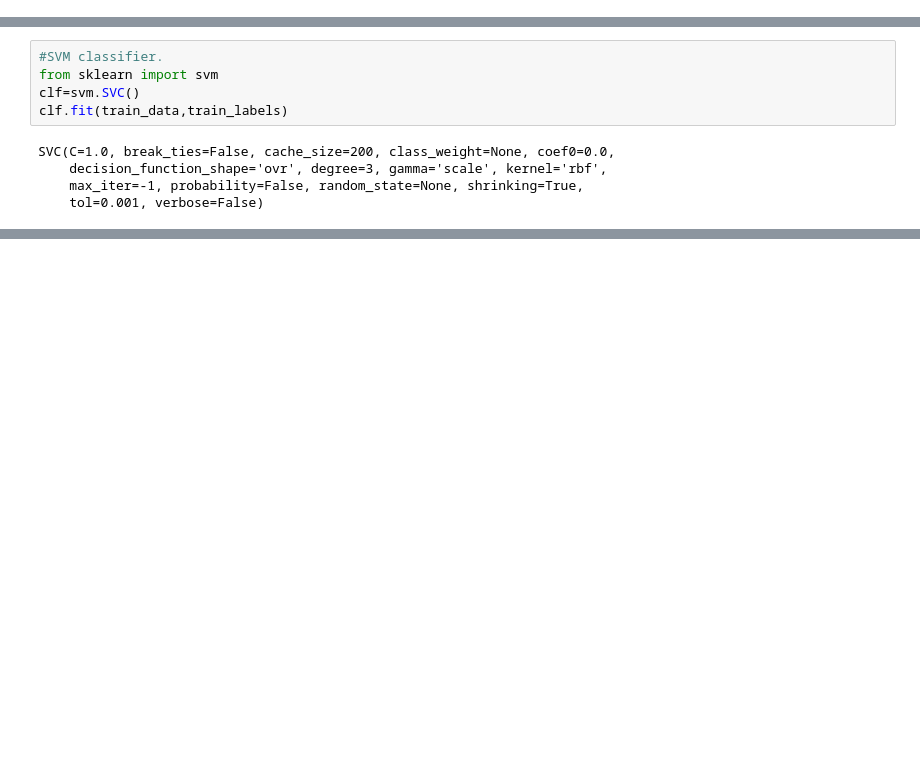
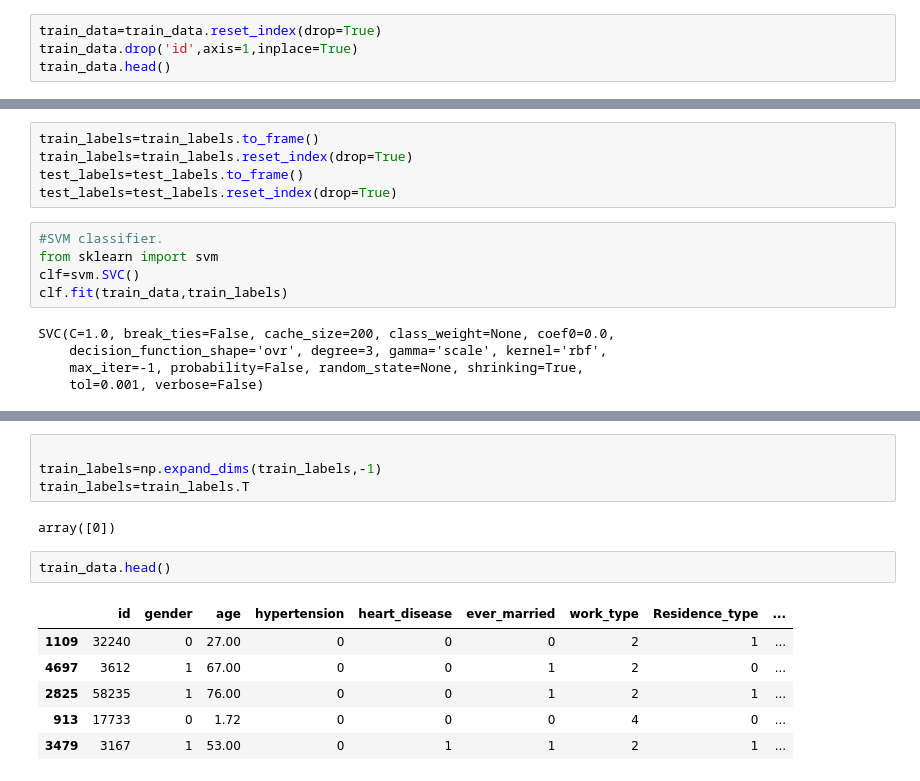
Before and after one commit to hiren-2911/Stroke_prediction, a Jupyter notebook: Stroke_prediction.ipynb, the cells around one changed output, grey strips where cells are left out. Drawn from its saved outputs; the diff is of its cells as text; blank space fills up the shorter version.

```diff
--- a/Stroke_prediction.ipynb
+++ b/Stroke_prediction.ipynb
@@ -118,3 +119,7 @@ train_labels=train_data['stroke']
 train_data=train_data.drop('stroke',axis=1)
 test_labels=test_data['stroke']
 test_data=test_data.drop('stroke',axis=1)
+# %%
+train_data=train_data.reset_index(drop=True)
+train_data.drop('id',axis=1,inplace=True)
+train_data.head()
@@ -121,3 +144,8 @@ test_data=test_data.drop('stroke',axis=1)
+# %%
+train_labels=train_labels.to_frame()
+train_labels=train_labels.reset_index(drop=True)
+test_labels=test_labels.to_frame()
+test_labels=test_labels.reset_index(drop=True)
 # %%
 #SVM classifier.
 from sklearn import svm
@@ -168,0 +260,15 @@ acc
+# %%
+
+train_labels=np.expand_dims(train_labels,-1)
+train_labels=train_labels.T
+# %% [output]
+array([0])
+# %%
+train_data.head()
+# %% [output]
+|  | id | gender | age | hypertension | heart_disease | ever_married | work_type | Residence_type | ... |
+| 1109 | 32240 | 0 | 27.00 | 0 | 0 | 0 | 2 | 1 | ... |
+| 4697 | 3612 | 1 | 67.00 | 0 | 0 | 1 | 2 | 0 | ... |
+| 2825 | 58235 | 1 | 76.00 | 0 | 0 | 1 | 2 | 1 | ... |
+| 913 | 17733 | 0 | 1.72 | 0 | 0 | 0 | 4 | 0 | ... |
+| 3479 | 3167 | 1 | 53.00 | 0 | 1 | 1 | 2 | 1 | ... |
```
Also changed, not shown: parts of 17 cells of this notebook.
